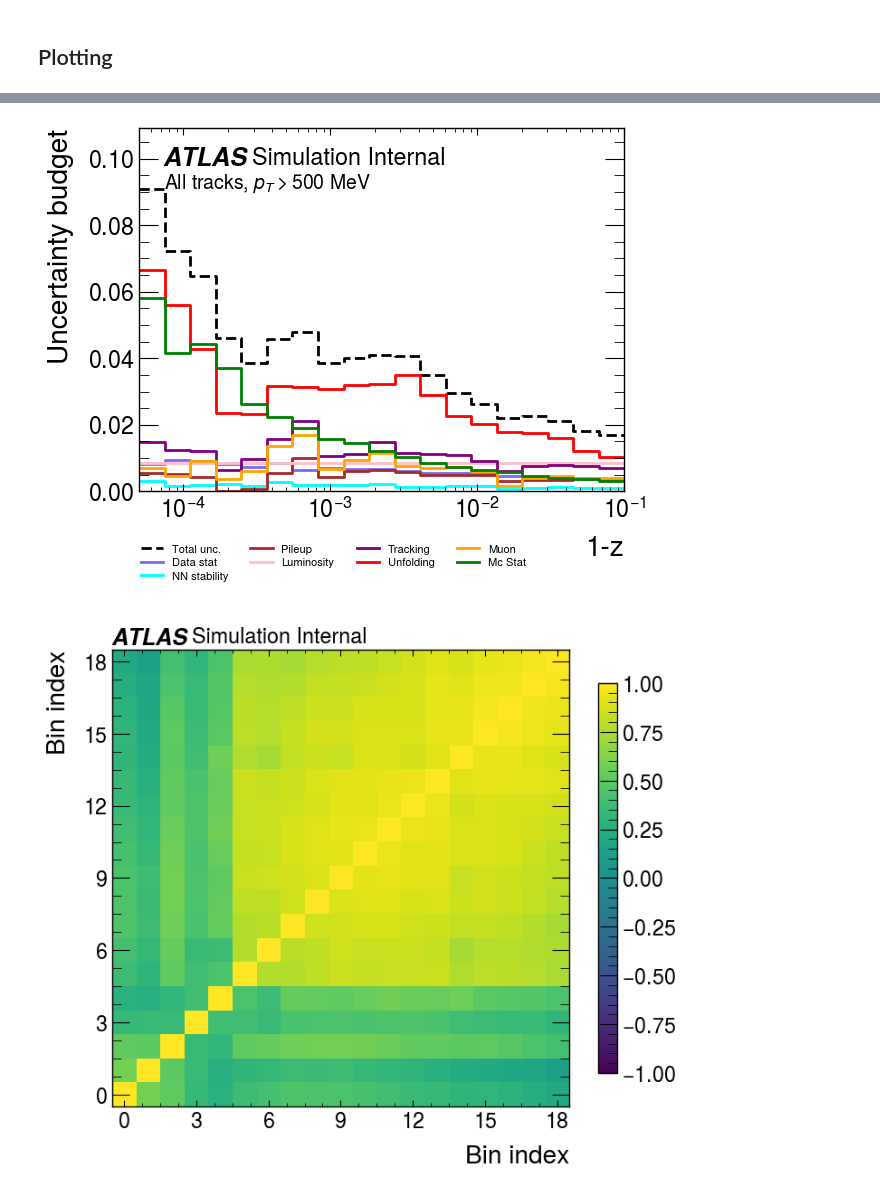
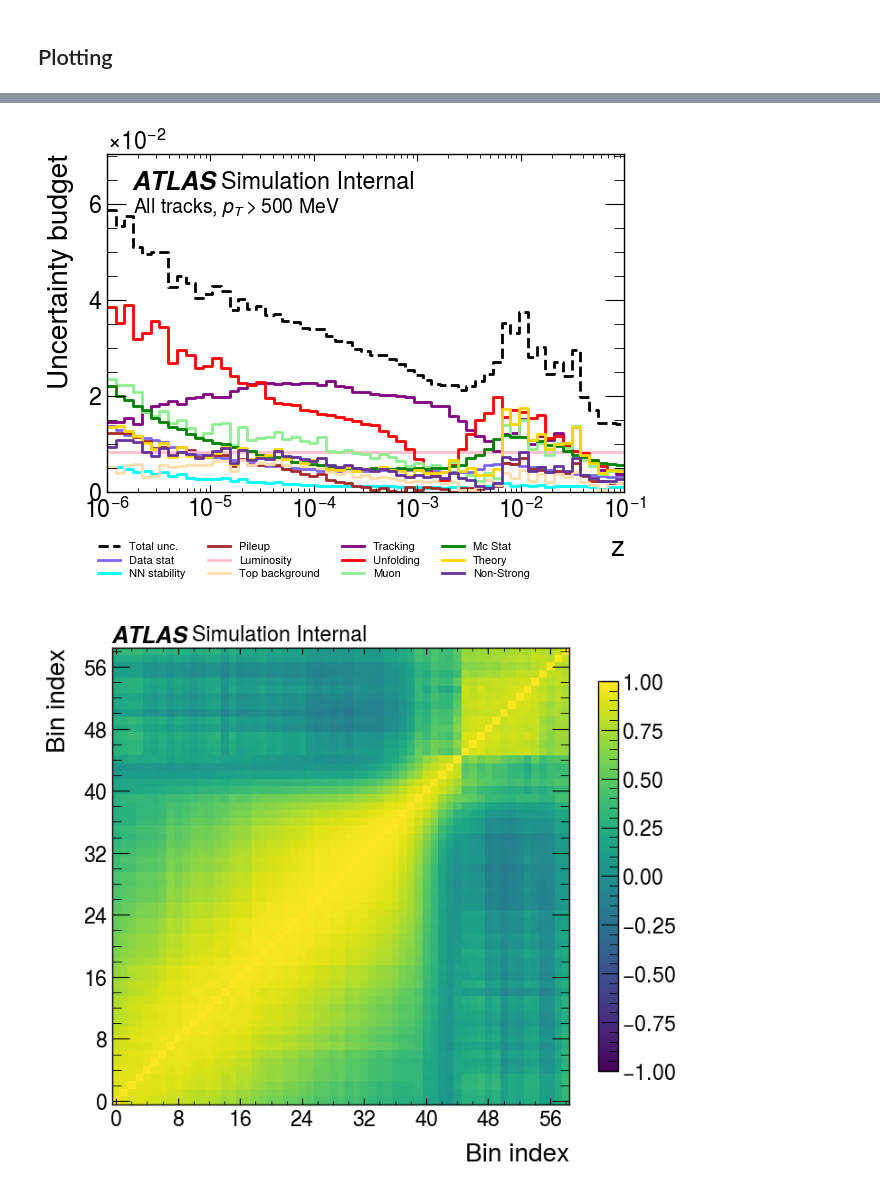
Before and after one commit to kgreif24/zjets_omnifold, a Jupyter notebook: analyze/calc_eec.ipynb, the cells around one changed output, grey strips where cells are left out. Cells and saved outputs as stored; diff of their text form; code cells hidden in the pictures.

```diff
--- a/analyze/calc_eec.ipynb
+++ b/analyze/calc_eec.ipynb
@@ -242,7 +274,7 @@ truth_sherpa_weights_dict = {
     "theoryAlphaS": truth_sherpa_weights["weights_theoryAlphaS"],
 }
 # %%
-bins = np.logspace(-4.3, -1, 20)
+bins = np.logspace(-6, -1, 60)
 # bins = np.linspace(0, 1, 30)
 # %%
 # Run computations with dask
@@ -258,19 +290,19 @@ print("Histogramming Madgraph MC sample")
 truth_mc_hists = eec.run_eec_workflow_parallel(
     truth_mc_path,
     "OmniTree",
-    data_weights,
+    data_weights_dict,
     bins,
     chunk_size=1000,
-    invert_z=True,
+    invert_z=False,
 )
 print("Histogramming HV sample")
 truth_hv_hists = eec.run_eec_workflow_parallel(
     truth_hv_path,
     "OmniTree",
-    data_hv_weights,
+    data_hv_weights_dict,
     bins,
     chunk_size=1000,
-    invert_z=True,
+    invert_z=False,
 )
 print("Histogramming Madgraph prediction")
 truth_madgraph_hists = eec.run_eec_workflow_parallel(
@@ -279,7 +311,7 @@ truth_madgraph_hists = eec.run_eec_workflow_parallel(
     truth_madgraph_weights,
     bins,
     chunk_size=1000,
-    invert_z=True,
+    invert_z=False,
 )
 print("Histogramming Sherpa prediction")
 truth_sherpa_hists = eec.run_eec_workflow_parallel(
@@ -288,8 +320,7 @@ truth_sherpa_hists = eec.run_eec_workflow_parallel(
     truth_sherpa_weights,
     bins,
     chunk_size=1000,
-    max_events=5000000,
-    invert_z=True,
+    invert_z=False,
 )
 
 client.close()
@@ -334,7 +328,7 @@ distributed.comm.core.CommClosedError: in <TCP (closed) ConnectionPool.heartbeat
 # %%
 # Pickle the resulting histograms
 hist_dir = "./hist_storage"
-with open(os.path.join(hist_dir, "data_eec_b2b_hists.pkl"), "wb") as f:
+with open(os.path.join(hist_dir, "data_eec_hists.pkl"), "wb") as f:
     pickle.dump(
         {
             "truth_mc": truth_mc_hists,
@@ -349,7 +343,7 @@ with open(os.path.join(hist_dir, "data_eec_b2b_hists.pkl"), "wb") as f:
 # %%
 # Load the histograms
 hist_dir = "./hist_storage"
-with open(os.path.join(hist_dir, "data_eec_b2b_hists.pkl"), "rb") as f:
+with open(os.path.join(hist_dir, "data_eec_hists.pkl"), "rb") as f:
     all_hists = pickle.load(f)
 
 measurement_hists = {**all_hists["truth_mc"], **all_hists["truth_hv"]}
@@ -371,17 +365,17 @@ xsec, budget, cov = vis.plot_measurement_with_uncertainties(
     linear_yscale=False,
     log_xscale=True,
     ylabel="EEC",
-    xlabel="1-z",
+    xlabel="z",
     normalize=True,
     rlab="All tracks, $p_T > 500$ MeV",
     ylim=(1e-4, 1e0),
     rlim=(0.7, 1.3),
     simple_corr_labels=True,
 )
-xsec.savefig("plot_storage/data_eec_b2b.pdf", dpi=300)
+xsec.savefig("plot_storage/data_eec_xsec.pdf", dpi=300)
 xsec.show()
-budget.savefig("plot_storage/data_eec_b2b_budget.pdf", dpi=300)
+budget.savefig("plot_storage/data_eec_budget.pdf", dpi=300)
 budget.show()
-cov.savefig("plot_storage/data_eec_b2b_cov.pdf", dpi=300)
+cov.savefig("plot_storage/data_eec_cov.pdf", dpi=300)
 cov.show()
 # %% [output]
@@ -389,2 +383,2 @@ cov.show()
-[figure, old version]
+[figure, new version]
-[figure, old version]
+[figure, new version]
```
Also changed, not shown: parts of 7 cells of this notebook, 1 other file.
